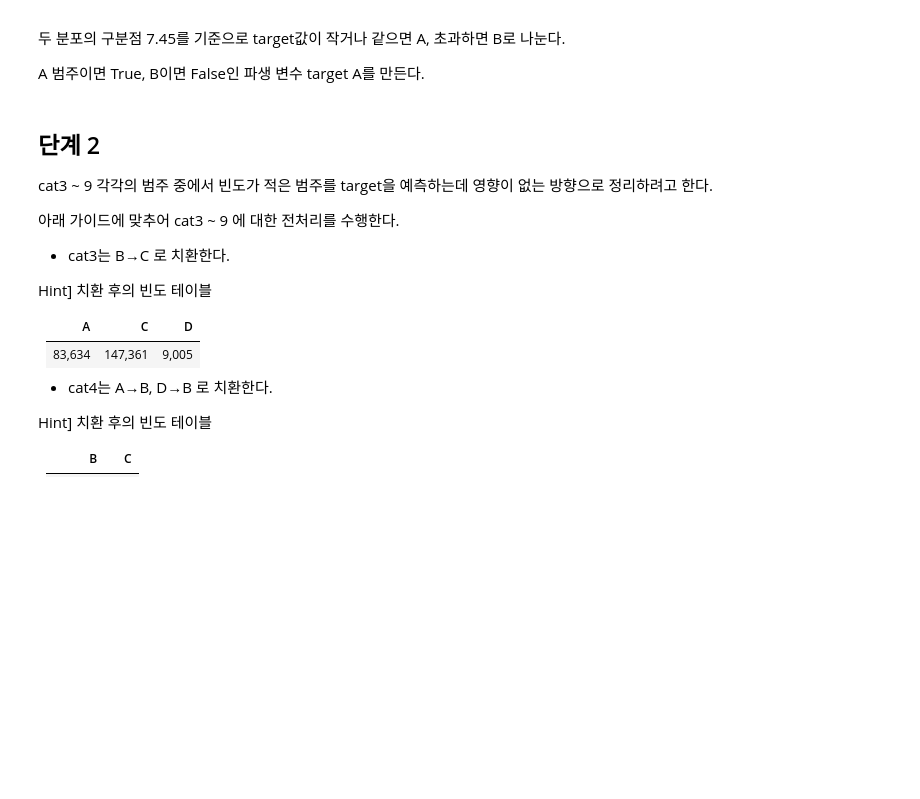
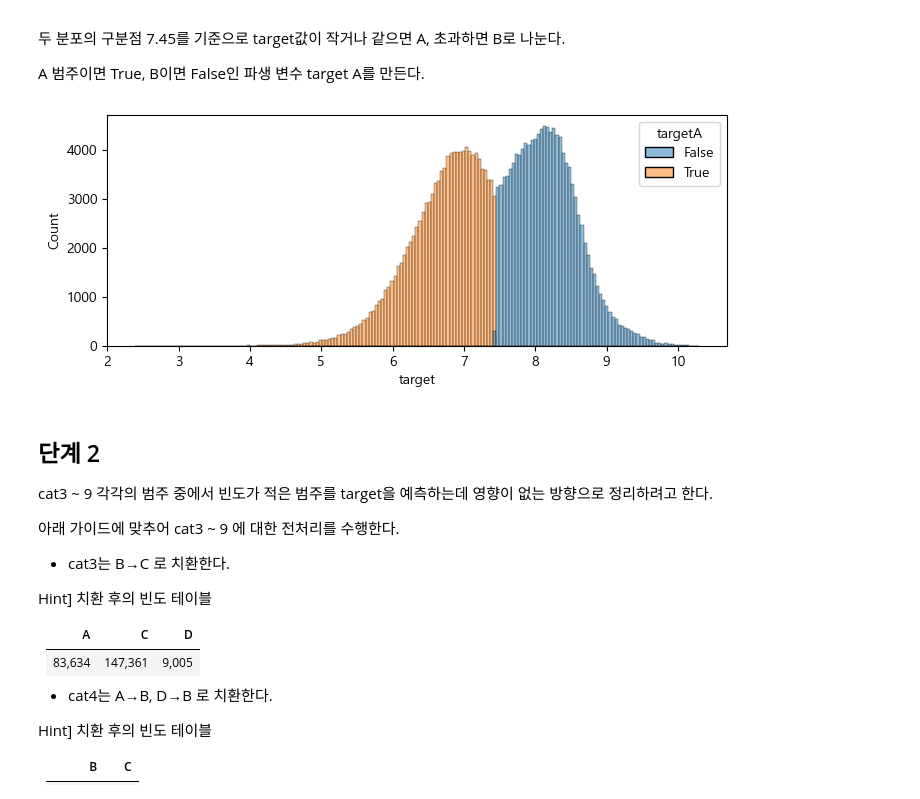
Before and after one commit to sunkusun9/DS_lv3_2503_2, a Jupyter notebook: sec_ds_lv3_prob2_prob.ipynb, the cells around one changed output. Cells and saved outputs as stored; diff of their text form; code cells hidden in the pictures; blank space fills up the shorter version.

```diff
--- a/sec_ds_lv3_prob2_prob.ipynb
+++ b/sec_ds_lv3_prob2_prob.ipynb
@@ -79,3 +79,7 @@ mpl.rcParams['axes.unicode_minus'] = False
 # 전처리(Preprocessing)
 
 train_prob.csv 데이터셋을 대상으로 다음 전처리를 진행하라.
+# %%
+df_train = pd.read_csv('train_prob.csv', index_col = 'id')
+display(df_train.head())
+df_train.info()
@@ -89,6 +119,14 @@ target은 2개의 정규 분포가 합쳐진 모양을 하고 있다.
 두 분포의 구분점 7.45를 기준으로 target값이 작거나 같으면 A, 초과하면 B로 나눈다.
 
 A 범주이면 True, B이면 False인 파생 변수 target A를 만든다.
+# %%
+df_train['targetA'] = df_train['target'] <= 7.45
+# %%
+plt.figure(figsize = (8, 3))
+sns.histplot(df_train, x='target', hue = 'targetA')
+plt.show()
+# %% [output]
+[figure, added]
 # %% [markdown]
 ## 단계 2
 
```
Also changed, not shown: parts of 18 cells of this notebook.
